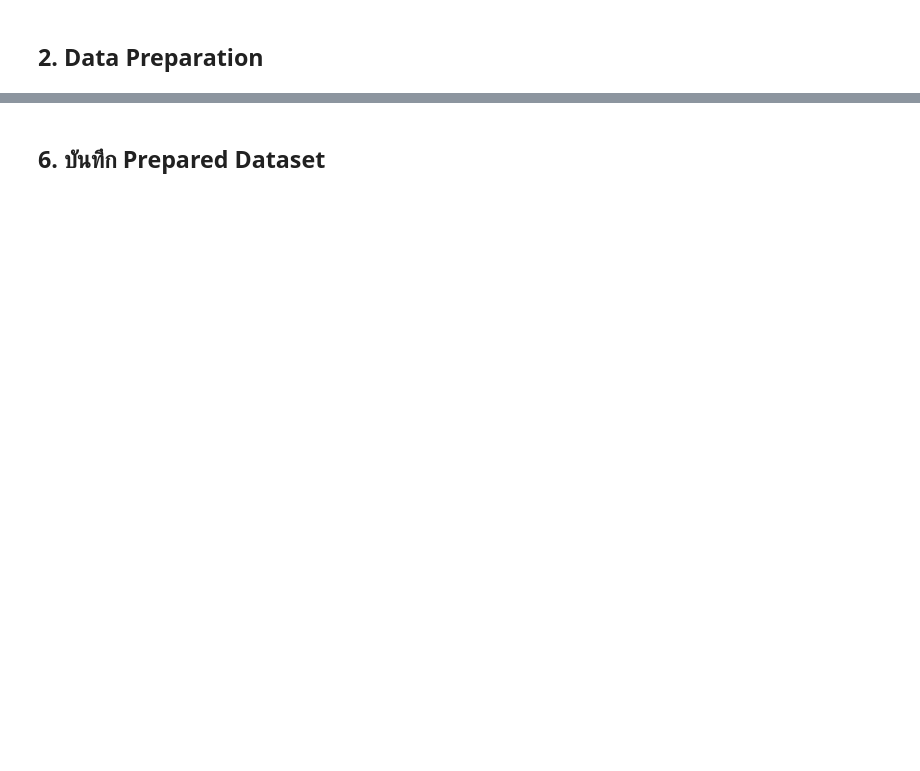
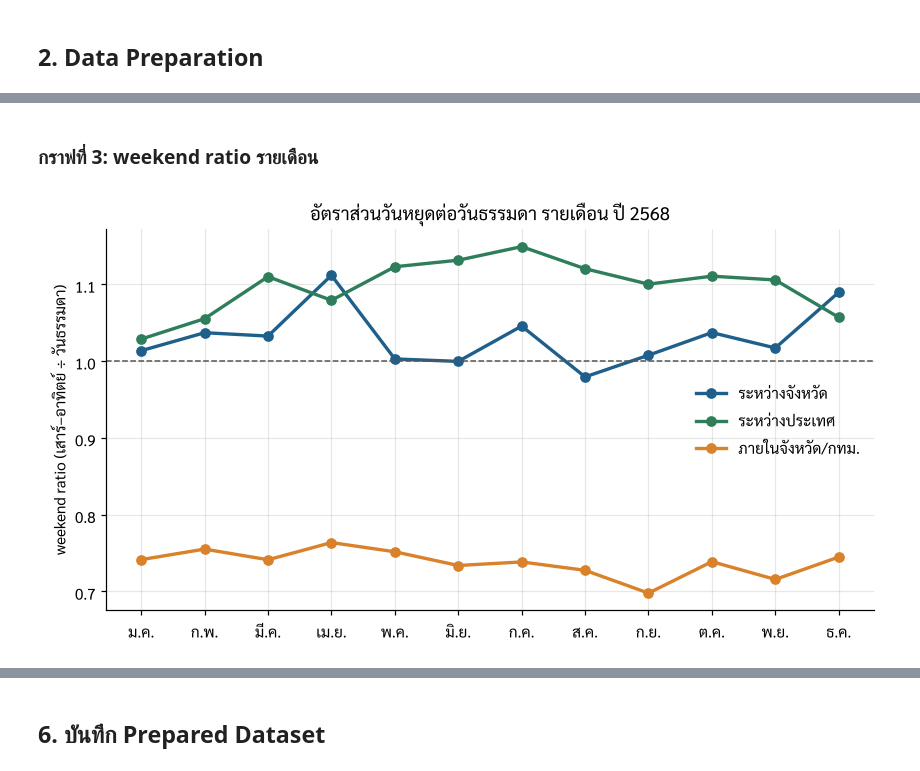
Before and after one commit to popongfm/AIE314-FinalProj_DataPrep-Mining, a Jupyter notebook: notebooks/02_q1_weekday_weekend.ipynb, the cells around one changed output, grey strips where cells are left out. Drawn from its saved outputs; the diff is of its cells as text; code cells hidden in the pictures; blank space fills up the shorter version.

```diff
--- a/notebooks/02_q1_weekday_weekend.ipynb
+++ b/notebooks/02_q1_weekday_weekend.ipynb
@@ -65,0 +109,4 @@ print("แถวที่ตัดเพราะค่าว่าง/ศูน
+# %%
+# ระดับบริการ × เดือน (ใช้ทำกราฟรายเดือน)
+by_month = q1_weekday.weekend_ratio_table(daily, by=("purpose", "service", "month"))
+by_month.groupby(["purpose", "month"])["weekend_ratio"].mean().unstack("month").round(3)
@@ -78,0 +147,7 @@ print("แถวที่ตัดเพราะค่าว่าง/ศูน
+# %% [markdown]
+### กราฟที่ 3: weekend ratio รายเดือน
+# %%
+fig = q1_weekday.plot_weekend_ratio_monthly(by_month)
+plots.save_fig(fig, "q1_weekend_ratio_monthly"); plt.show()
+# %% [output]
+[figure, added]
```
Also changed, not shown: parts of 22 cells of this notebook, 23 other files.
